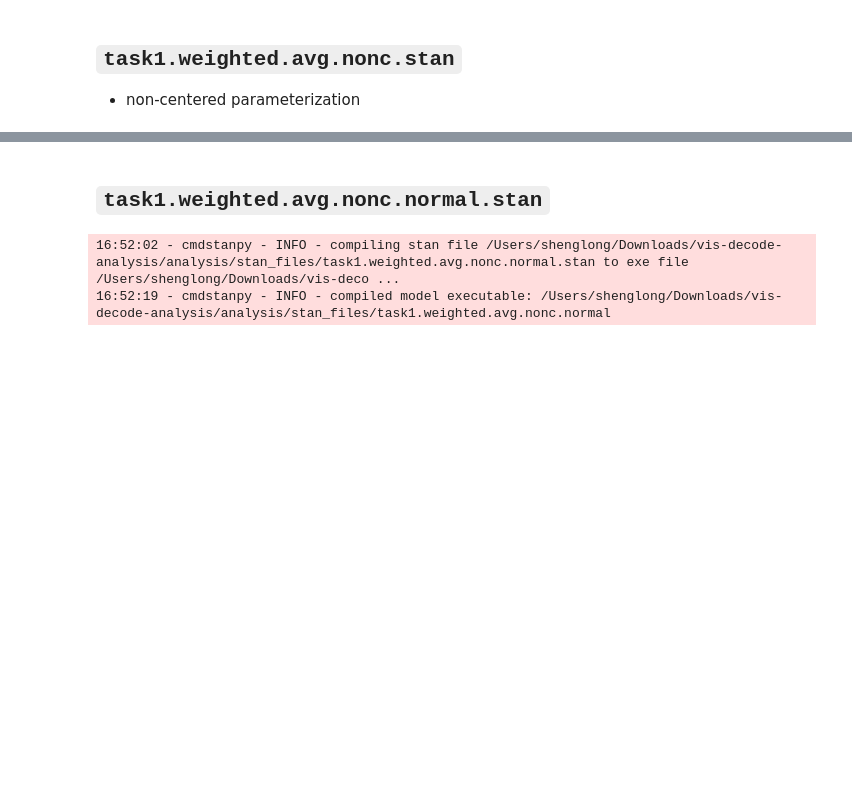
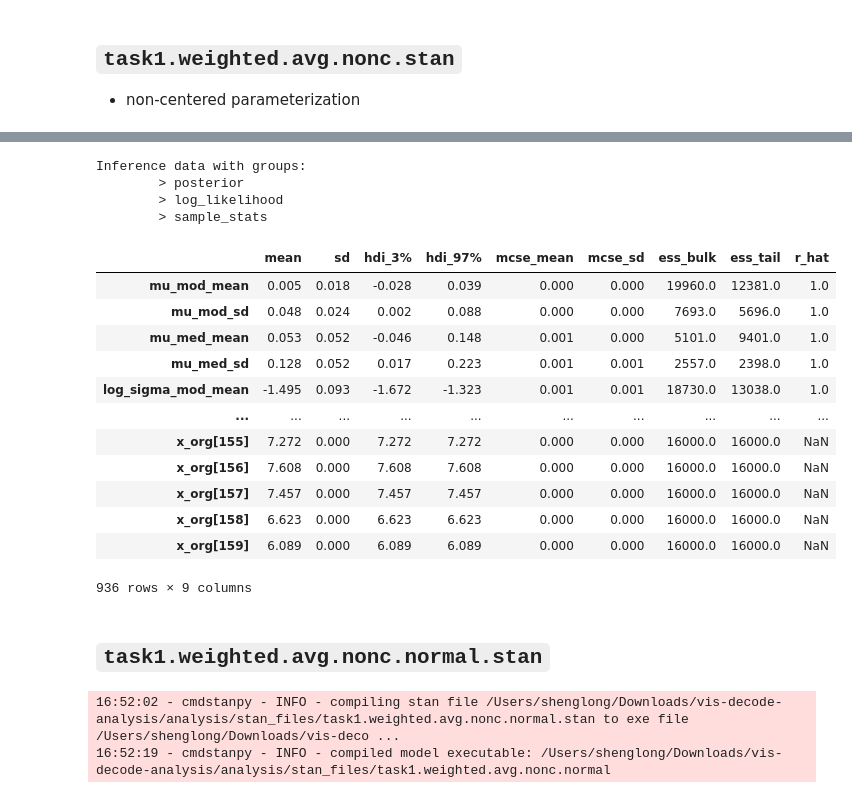
Before and after one commit to mika-long/vis-decode-analysis, a Jupyter notebook: analysis/pymc_files/task1.ipynb, the cells around one changed output, grey strips where cells are left out. Cells and saved outputs as stored; diff of their text form; code cells hidden in the pictures; blank space fills up the shorter version.

```diff
--- a/analysis/pymc_files/task1.ipynb
+++ b/analysis/pymc_files/task1.ipynb
@@ -57,4 +145,13 @@ dest_dir = "../stan_bin_files"
 shutil.move(task1_model.exe_file, os.path.join(dest_dir, task1_model.name))
 task1_model = CmdStanModel(exe_file=os.path.join(dest_dir, task1_model.name))
 # %%
-# TODO: prepare the data
+# sample
+fit2 = task1_model.sample(
+    data = stan_data,
+    chains=4,
+    parallel_chains=4,
+    iter_warmup=2000,
+    iter_sampling=4000,
+    adapt_delta=0.95,
+    show_console=True,
+)
@@ -61,3 +252,27 @@ task1_model = CmdStanModel(exe_file=os.path.join(dest_dir, task1_model.name))
+# %%
+task1_idata = az.from_cmdstanpy(fit2)
+task1_idata
+# %% [output]
+Inference data with groups:
+        > posterior
+        > log_likelihood
+        > sample_stats
+# %%
+az.summary(task1_idata)
+# %% [output]
+|  | mean | sd | hdi_3% | hdi_97% | mcse_mean | mcse_sd | ess_bulk | ess_tail | r_hat |
+| mu_mod_mean | 0.005 | 0.018 | -0.028 | 0.039 | 0.000 | 0.000 | 19960.0 | 12381.0 | 1.0 |
+| mu_mod_sd | 0.048 | 0.024 | 0.002 | 0.088 | 0.000 | 0.000 | 7693.0 | 5696.0 | 1.0 |
+| mu_med_mean | 0.053 | 0.052 | -0.046 | 0.148 | 0.001 | 0.000 | 5101.0 | 9401.0 | 1.0 |
+| mu_med_sd | 0.128 | 0.052 | 0.017 | 0.223 | 0.001 | 0.001 | 2557.0 | 2398.0 | 1.0 |
+| log_sigma_mod_mean | -1.495 | 0.093 | -1.672 | -1.323 | 0.001 | 0.001 | 18730.0 | 13038.0 | 1.0 |
+| ... | ... | ... | ... | ... | ... | ... | ... | ... | ... |
+| x_org[155] | 7.272 | 0.000 | 7.272 | 7.272 | 0.000 | 0.000 | 16000.0 | 16000.0 | NaN |
+| x_org[156] | 7.608 | 0.000 | 7.608 | 7.608 | 0.000 | 0.000 | 16000.0 | 16000.0 | NaN |
+| x_org[157] | 7.457 | 0.000 | 7.457 | 7.457 | 0.000 | 0.000 | 16000.0 | 16000.0 | NaN |
+| x_org[158] | 6.623 | 0.000 | 6.623 | 6.623 | 0.000 | 0.000 | 16000.0 | 16000.0 | NaN |
+| x_org[159] | 6.089 | 0.000 | 6.089 | 6.089 | 0.000 | 0.000 | 16000.0 | 16000.0 | NaN |
+936 rows × 9 columns
 # %%
 # TODO: get the posterior
 # %% [markdown]
```
Also changed, not shown: parts of 23 cells of this notebook.
